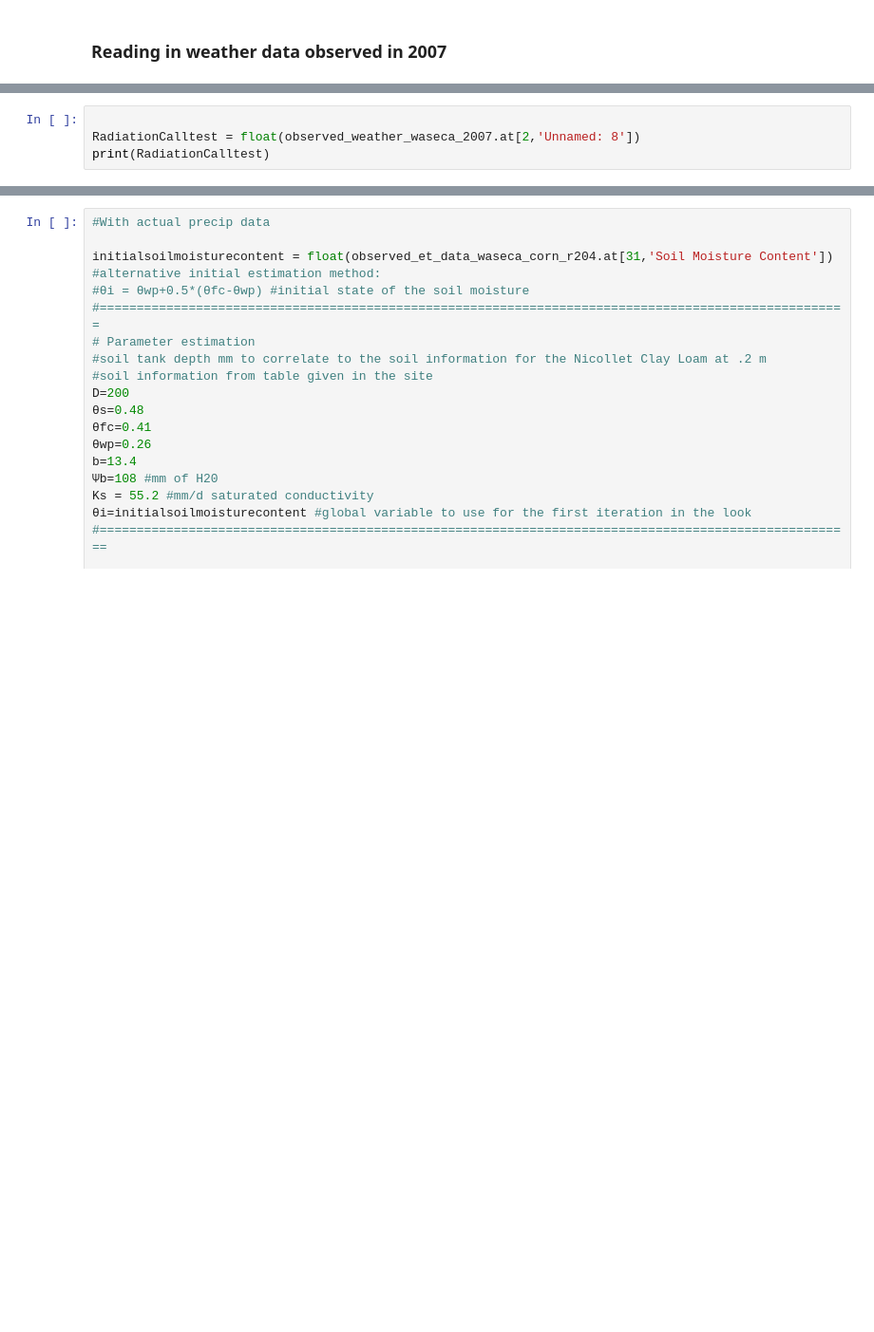
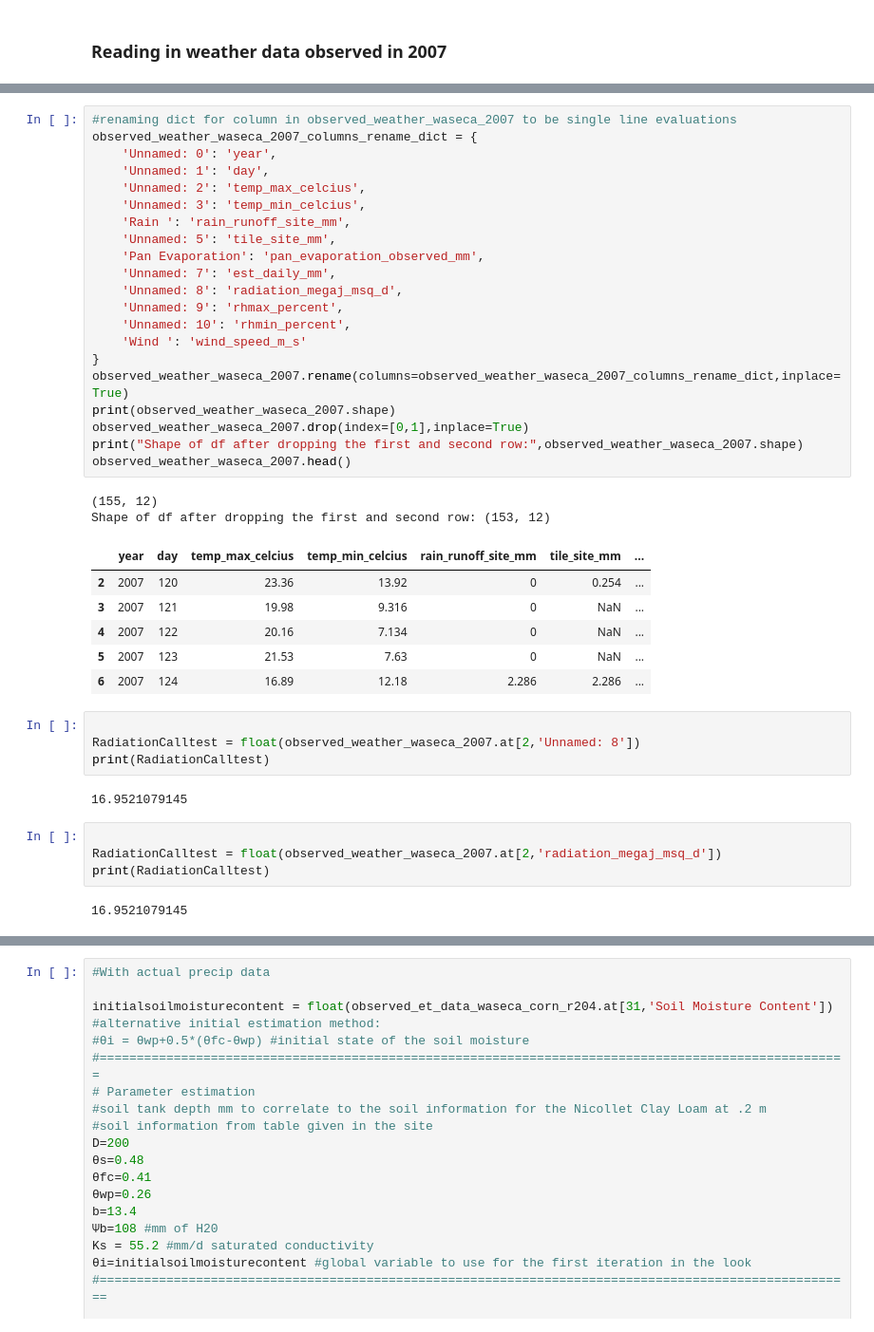
Before and after one commit to AAndresen875/hydrologic_modeling, a Jupyter notebook: Chapter6PrecipGiven.ipynb, the cells around one changed output, grey strips where cells are left out. Shown at 95% size. Saved outputs shown, nothing was run; the diff lists cells and outputs as text; blank space fills up the shorter version.

```diff
--- a/Chapter6PrecipGiven.ipynb
+++ b/Chapter6PrecipGiven.ipynb
@@ -94,4 +245,42 @@ observed_weather_waseca_2007.head()
+# %%
+#renaming dict for column in observed_weather_waseca_2007 to be single line evaluations
+observed_weather_waseca_2007_columns_rename_dict = {
+    'Unnamed: 0': 'year',
+    'Unnamed: 1': 'day',
+    'Unnamed: 2': 'temp_max_celcius',
+    'Unnamed: 3': 'temp_min_celcius',
+    'Rain ': 'rain_runoff_site_mm',
+    'Unnamed: 5': 'tile_site_mm',
+    'Pan Evaporation': 'pan_evaporation_observed_mm',
+    'Unnamed: 7': 'est_daily_mm',
+    'Unnamed: 8': 'radiation_megaj_msq_d',
+    'Unnamed: 9': 'rhmax_percent',
+    'Unnamed: 10': 'rhmin_percent',
+    'Wind ': 'wind_speed_m_s'
+}
+observed_weather_waseca_2007.rename(columns=observed_weather_waseca_2007_columns_rename_dict,inplace=True)
+print(observed_weather_waseca_2007.shape)
+observed_weather_waseca_2007.drop(index=[0,1],inplace=True)
+print("Shape of df after dropping the first and second row:",observed_weather_waseca_2007.shape)
+observed_weather_waseca_2007.head()
+# %% [output]
+(155, 12)
+Shape of df after dropping the first and second row: (153, 12)
+|  | year | day | temp_max_celcius | temp_min_celcius | rain_runoff_site_mm | tile_site_mm | ... |
+| 2 | 2007 | 120 | 23.36 | 13.92 | 0 | 0.254 | ... |
+| 3 | 2007 | 121 | 19.98 | 9.316 | 0 | NaN | ... |
+| 4 | 2007 | 122 | 20.16 | 7.134 | 0 | NaN | ... |
+| 5 | 2007 | 123 | 21.53 | 7.63 | 0 | NaN | ... |
+| 6 | 2007 | 124 | 16.89 | 12.18 | 2.286 | 2.286 | ... |
 # %%
 
 RadiationCalltest = float(observed_weather_waseca_2007.at[2,'Unnamed: 8'])
 print(RadiationCalltest)
+# %% [output]
+16.9521079145
+# %%
+
+RadiationCalltest = float(observed_weather_waseca_2007.at[2,'radiation_megaj_msq_d'])
+print(RadiationCalltest)
+# %% [output]
+16.9521079145
```
Also changed, not shown: parts of 25 cells of this notebook.
